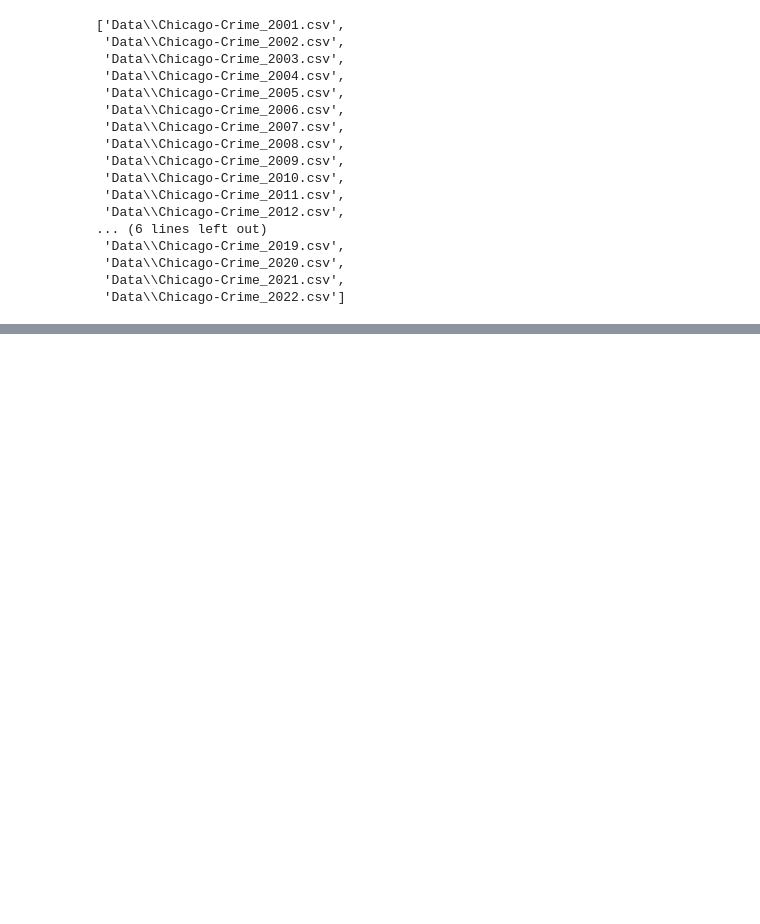
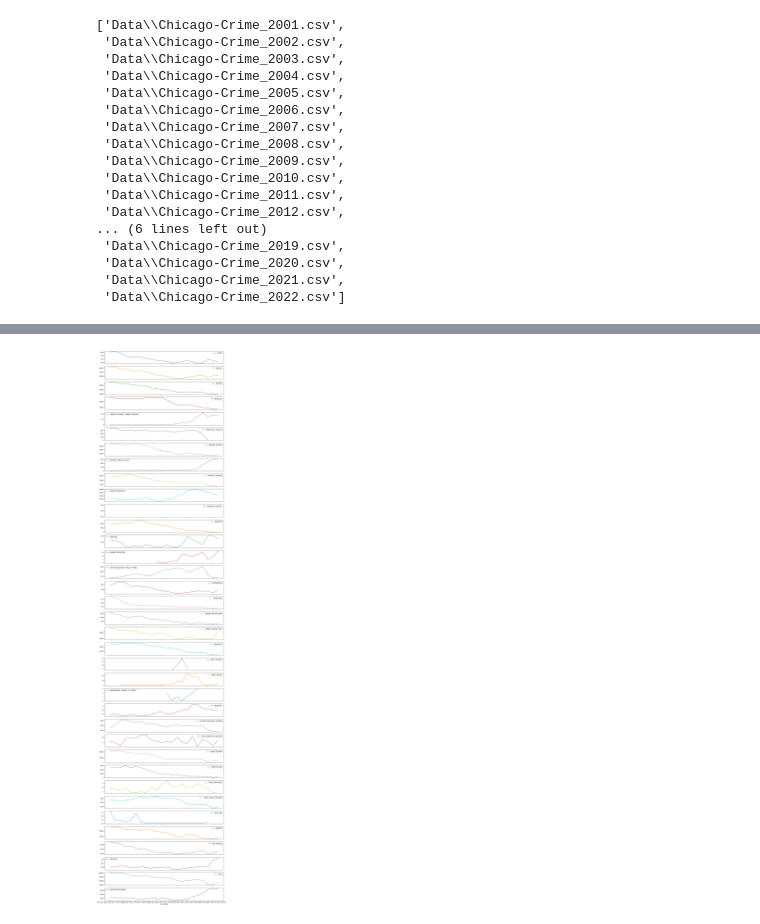
Before and after one commit to Mrammoss/Chicago-Data, a Jupyter notebook: Chicago-Crime-Data.ipynb, the cells around one changed output, grey strips where cells are left out. Drawn from its saved outputs; the diff is of its cells as text; code cells hidden in the pictures; blank space fills up the shorter version.

```diff
--- a/Chicago-Crime-Data.ipynb
+++ b/Chicago-Crime-Data.ipynb
@@ -48,0 +85,8 @@ df.head()
+# %%
+crimes_per_year = topics.groupby('Primary Type').resample('YS').count()[['Primary Type']]
+# %%
+crimes_per_year = crimes_per_year.unstack().T
+# %%
+crimes_per_year.plot(subplots=True, figsize=(15,70));
+# %% [output]
+[figure, added]
```
Also changed, not shown: parts of 19 cells of this notebook.
